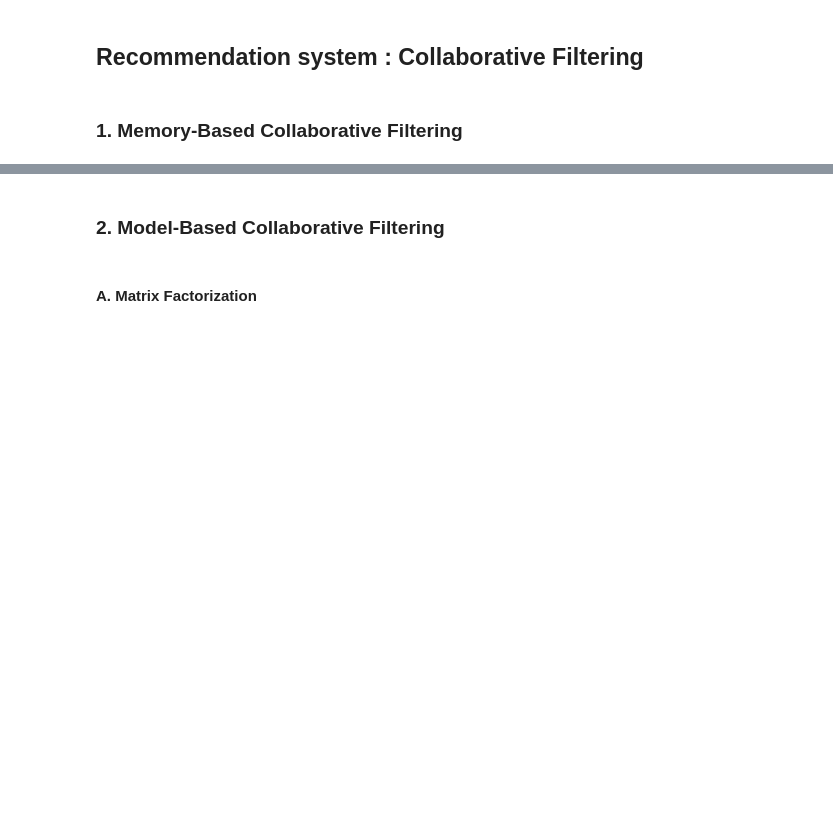
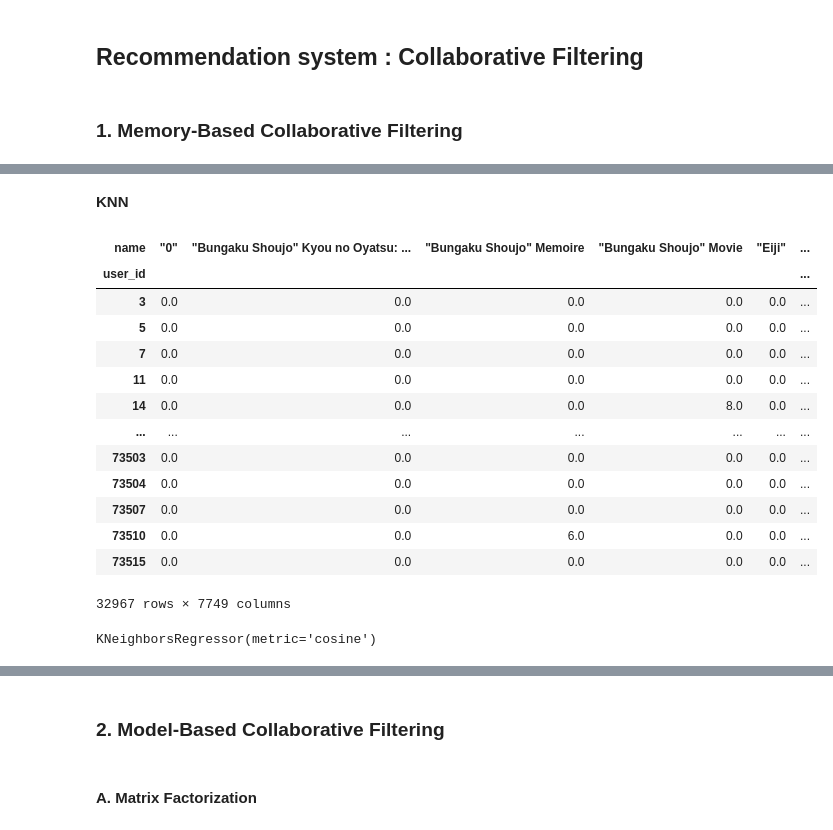
Before and after one commit to Aafaf-rido/DM_Project, a Jupyter notebook: rec_sys_collaborative.ipynb, the cells around one changed output, grey strips where cells are left out. Saved outputs shown, nothing was run; the diff lists cells and outputs as text; code cells hidden in the pictures; blank space fills up the shorter version.

```diff
--- a/rec_sys_collaborative.ipynb
+++ b/rec_sys_collaborative.ipynb
@@ -555,0 +461,29 @@ user_ratings_table_normed
+# %% [markdown]
+**KNN**
+# %%
+from sklearn.neighbors import KNeighborsRegressor
+import numpy as np
+import pandas as pd
+
+# Create the pivot table: rows are users, columns are anime, and values are ratings
+pivot_table = final_data.pivot_table(index=["user_id"], columns=["name"], values="rating")
+
+# Fill missing values with 0s
+pivot_table_filled = pivot_table.fillna(0)
+# %%
+pivot_table_filled
+# %% [output]
+| name | "0" | "Bungaku Shoujo" Kyou no Oyatsu: ... | "Bungaku Shoujo" Memoire | "Bungaku Shoujo" Movie | "Eiji" | ... |
+| user_id |  |  |  |  |  | ... |
+| 3 | 0.0 | 0.0 | 0.0 | 0.0 | 0.0 | ... |
+| 5 | 0.0 | 0.0 | 0.0 | 0.0 | 0.0 | ... |
+| 7 | 0.0 | 0.0 | 0.0 | 0.0 | 0.0 | ... |
+| 11 | 0.0 | 0.0 | 0.0 | 0.0 | 0.0 | ... |
+| 14 | 0.0 | 0.0 | 0.0 | 8.0 | 0.0 | ... |
+| ... | ... | ... | ... | ... | ... | ... |
+| 73503 | 0.0 | 0.0 | 0.0 | 0.0 | 0.0 | ... |
+| 73504 | 0.0 | 0.0 | 0.0 | 0.0 | 0.0 | ... |
+| 73507 | 0.0 | 0.0 | 0.0 | 0.0 | 0.0 | ... |
+| 73510 | 0.0 | 0.0 | 6.0 | 0.0 | 0.0 | ... |
+| 73515 | 0.0 | 0.0 | 0.0 | 0.0 | 0.0 | ... |
+32967 rows × 7749 columns
@@ -555,0 +499,6 @@ user_ratings_table_normed
+# %%
+# Use KNN to find the most similar users to the target user
+knn = KNeighborsRegressor(n_neighbors=5, metric='cosine')
+knn.fit(X, X.values)
+# %% [output]
+KNeighborsRegressor(metric='cosine')
```
Also changed, not shown: parts of 73 cells of this notebook.
